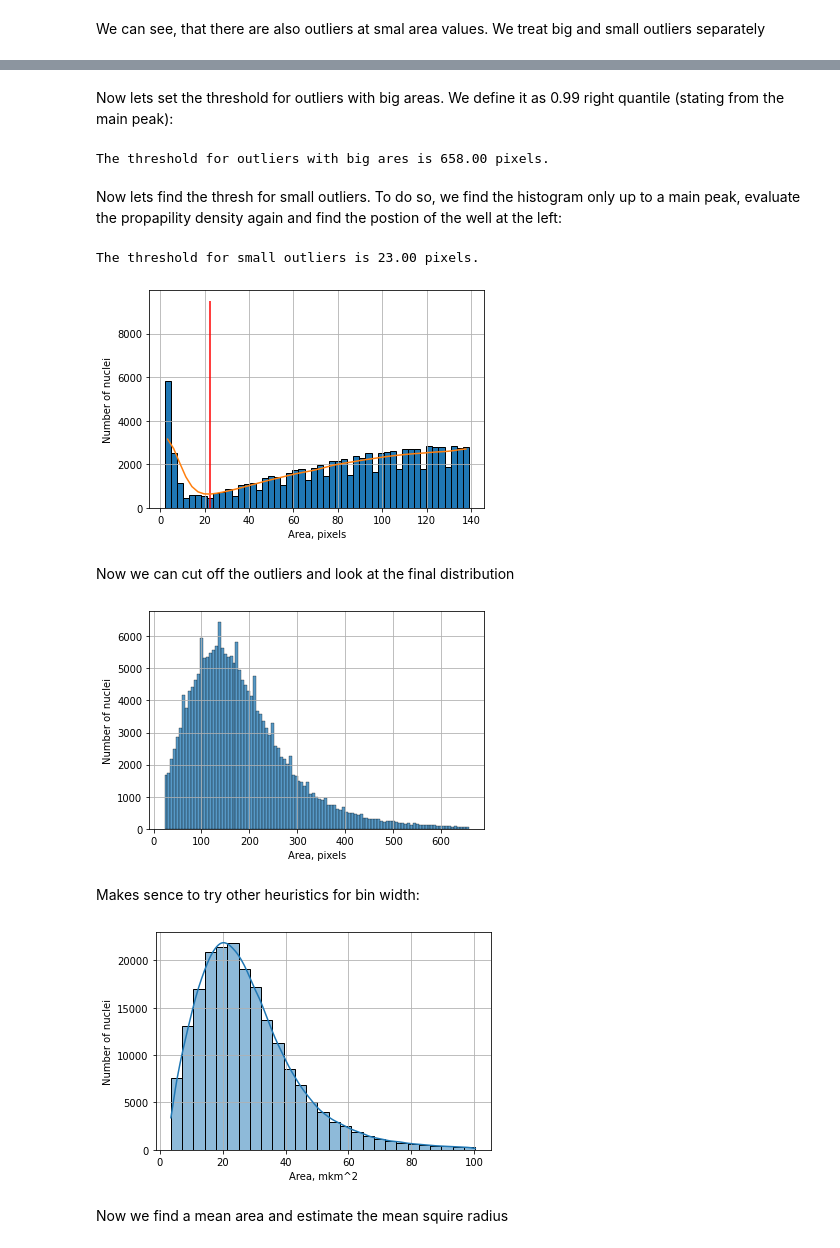
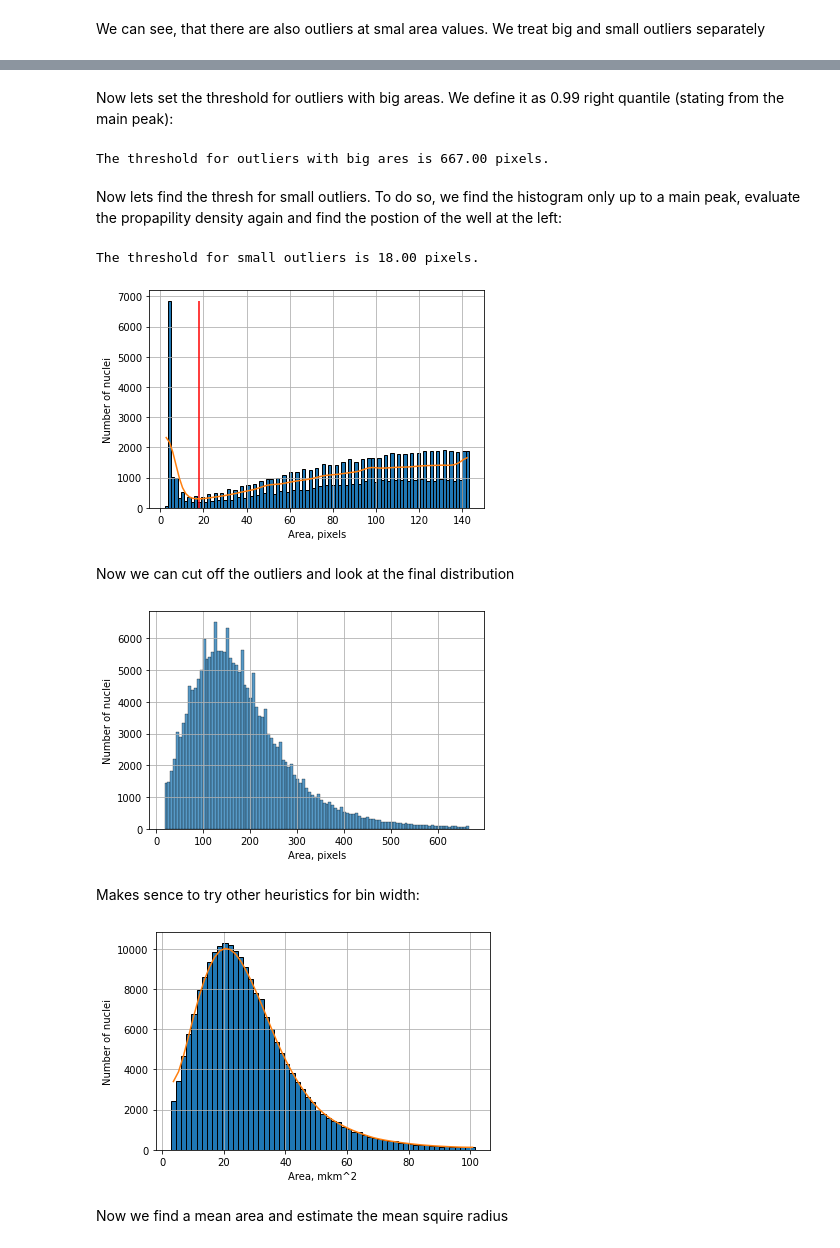
Before and after one commit to ispras/endometrium-dataset-analysis, a Jupyter notebook: notebooks/mean_radius.ipynb, the cells around one changed output, grey strips where cells are left out. Saved outputs shown, nothing was run; the diff lists cells and outputs as text; code cells hidden in the pictures.

```diff
--- a/notebooks/mean_radius.ipynb
+++ b/notebooks/mean_radius.ipynb
@@ -55,9 +55,10 @@ cut_value = 1000
 mask_areas_cut = mask_areas[mask_areas<cut_value]
 
 fig, ax = plt.subplots()
-hist, bins, _ = ax.hist(mask_areas_cut, edgecolor='black', bins="rice")
+_, bins = np.histogram(mask_areas_cut, bins="rice")
+hist, bins, _ = ax.hist(mask_areas_cut, edgecolor='black', bins=int(len(bins)/2))
 bin_width = bins[1] - bins[0]
-kde = gaussian_filter1d(hist, sigma=bin_width/4)
+kde = gaussian_filter1d(hist, sigma=bin_width/16)
 centers = (bins[1:] + bins[:-1]) / 2
 peaks = find_peaks(kde)[0]
 decorate_areas_distr(
@@ -76,14 +77,16 @@ peaks = find_peaks(kde)[0]
 main_peak_bin_id = peaks[0]
 main_peak = centers[main_peak_bin_id]
 fig, ax = plt.subplots()
-hist, bins, _ = ax.hist(mask_areas_cut, edgecolor='black', bins="rice")
+_, bins = np.histogram(mask_areas_cut, bins="rice")
+hist, bins, _ = ax.hist(mask_areas_cut, edgecolor='black', bins=int(len(bins)/2))
 ax.plot(centers, kde)
 ax.vlines(centers[main_peak_bin_id], 0, kde[main_peak_bin_id], colors=["r"])
 decorate_areas_distr(
     fig,
     ax,
     xlabel="Area, pixels",
-    ylabel="Number of nuclei"
+    ylabel="Number of nuclei",
+    impath=os.path.join(IMGS_DIR, "cut_areas_distr_with_density")
 )
 print("Main peak is at %i pixels."%main_peak)
 # %% [output]
@@ -92,5 +95,5 @@ Main peak is at 139 pixels.
-# %% [markdown]
-Now lets set the threshold for outliers with big areas. We define it as 0.99 right quantile (stating from the main peak):
+# %% [markdown]
+Now lets set the threshold for outliers with big areas. We define it as 0.99 right quantile (stating from the main peak):
 # %%
 fraction = 0.99
 size = 100
@@ -102,18 +105,21 @@ thresh_bin_id = np.min(np.where(integral > full_integral * fraction)[0])
 thresh_big = bins_right[thresh_bin_id]
 print("The threshold for outliers with big ares is %1.2f pixels."%np.round(thresh_big))
 # %% [output]
-The threshold for outliers with big ares is 658.00 pixels.
+The threshold for outliers with big ares is 667.00 pixels.
 # %% [markdown]
 Now lets find the thresh for small outliers. To do so, we find the histogram only up to a main peak, evaluate the propapility density again and find the postion of the well at the left:
 # %%
 fig, ax = plt.subplots()
-hist_left, bins_left, _ = ax.hist(mask_areas[mask_areas<main_peak],edgecolor='black', bins="fd")
-kde = gaussian_filter1d(hist_left, sigma=bin_width/4)
+mask_areas_left = mask_areas[mask_areas<main_peak]
+_, bins = np.histogram(mask_areas_left, bins="rice")
+hist_left, bins_left, _ = ax.hist(mask_areas_left, edgecolor='black', bins=int(len(bins)))
+# hist_left, bins_left, _ = ax.hist(mask_areas[mask_areas<main_peak], edgecolor='black', bins="rice")
+kde = gaussian_filter1d(hist_left, sigma=bin_width/8)
 centers = (bins_left[1:] + bins_left[:-1]) / 2
 wells= find_peaks(-kde)[0]
 thresh_small = centers[(wells).astype(int)][0]
 ax.plot(centers, kde)
-ax.vlines([thresh_small], 0, max(hist), colors=["r"])
+ax.vlines([thresh_small], 0, max(hist_left), colors=["r"])
 decorate_areas_distr(
     fig,
     ax,
@@ -123,8 +129,8 @@ decorate_areas_distr(
 
 print("The threshold for small outliers is %1.2f pixels."%np.round(thresh_small))
 # %% [output]
-The threshold for small outliers is 23.00 pixels.
+The threshold for small outliers is 18.00 pixels.
-[figure, old version]
+[figure, new version]
 # %% [markdown]
 Now we can cut off the outliers and look at the final distribution
 # %%
@@ -139,7 +145,7 @@ decorate_areas_distr(
     ylabel="Number of nuclei"
 )
 # %% [output]
-[figure, old version]
+[figure, new version]
 # %% [markdown]
 Makes sence to try other heuristics for bin width:
 # %%
@@ -148,18 +154,23 @@ def pixels_to_mkm(x, tile_pixels_size=256, tile_phys_size = 100):
 # %%
 fig, ax = plt.subplots()
 mask_areas_filtered_sqmkm = np.apply_along_axis(lambda x: pixels_to_mkm(pixels_to_mkm(x)), 0, mask_areas_filtered)
-sns.histplot(mask_areas_filtered_sqmkm, bins="doane", ax=ax, kde=True)
+_, bins = np.histogram(mask_areas_filtered_sqmkm, bins="rice")
+hist, bins, _ = ax.hist(mask_areas_filtered_sqmkm, bins=int(len(bins)/2), edgecolor="black")
+bin_width = bins[1] - bins[0]
+kde = gaussian_filter1d(hist, sigma=bin_width)
+centers = (bins[1:] + bins[:-1]) / 2
+ax.plot(centers, kde)
 decorate_areas_distr(
     fig,
     ax,
     xlabel="Area, pixels",
     ylabel="Number of nuclei",
     impath=os.path.join(IMGS_DIR, "final_areas_distr")
 )
 ax.set_xlabel("Area, mkm^2")
 fig.savefig(os.path.join(IMGS_DIR, "final_areas_distr"), dpi=300)
 # %% [output]
-[figure, old version]
+[figure, new version]
 # %% [markdown]
 Now we find a mean area and estimate the mean squire radius
 # %%
```
Also changed, not shown: parts of 2 cells of this notebook, 3 other files.
